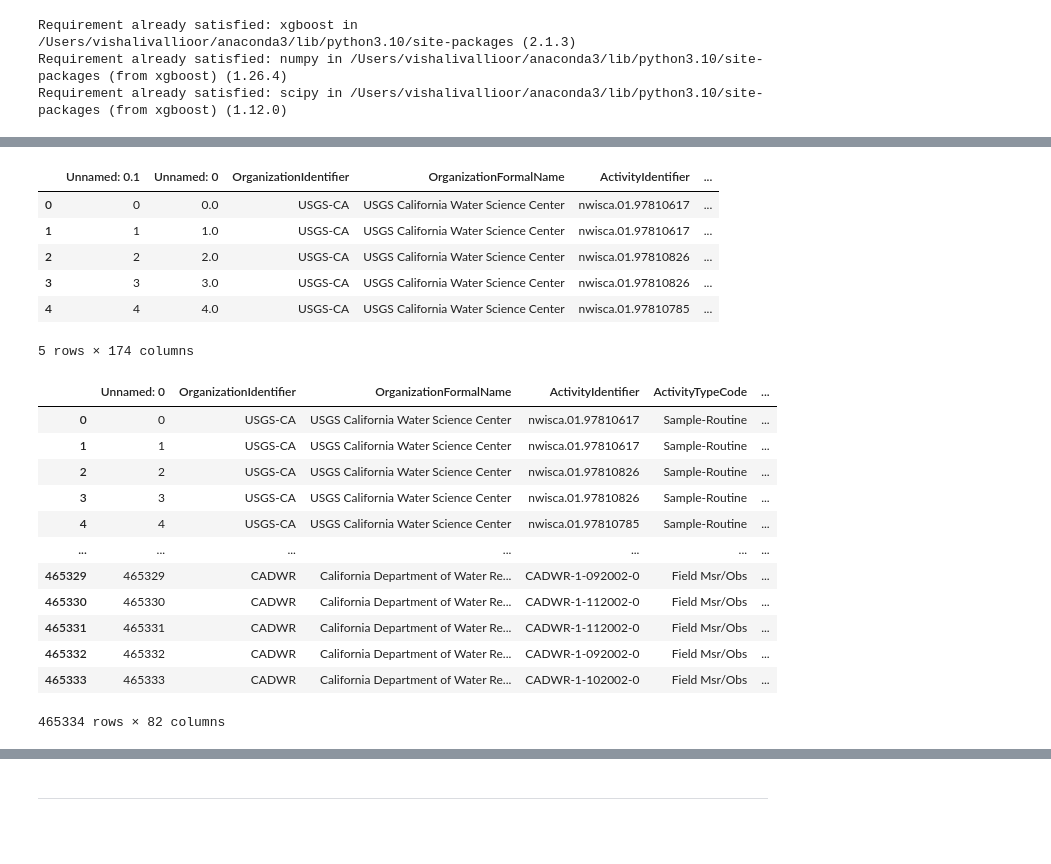
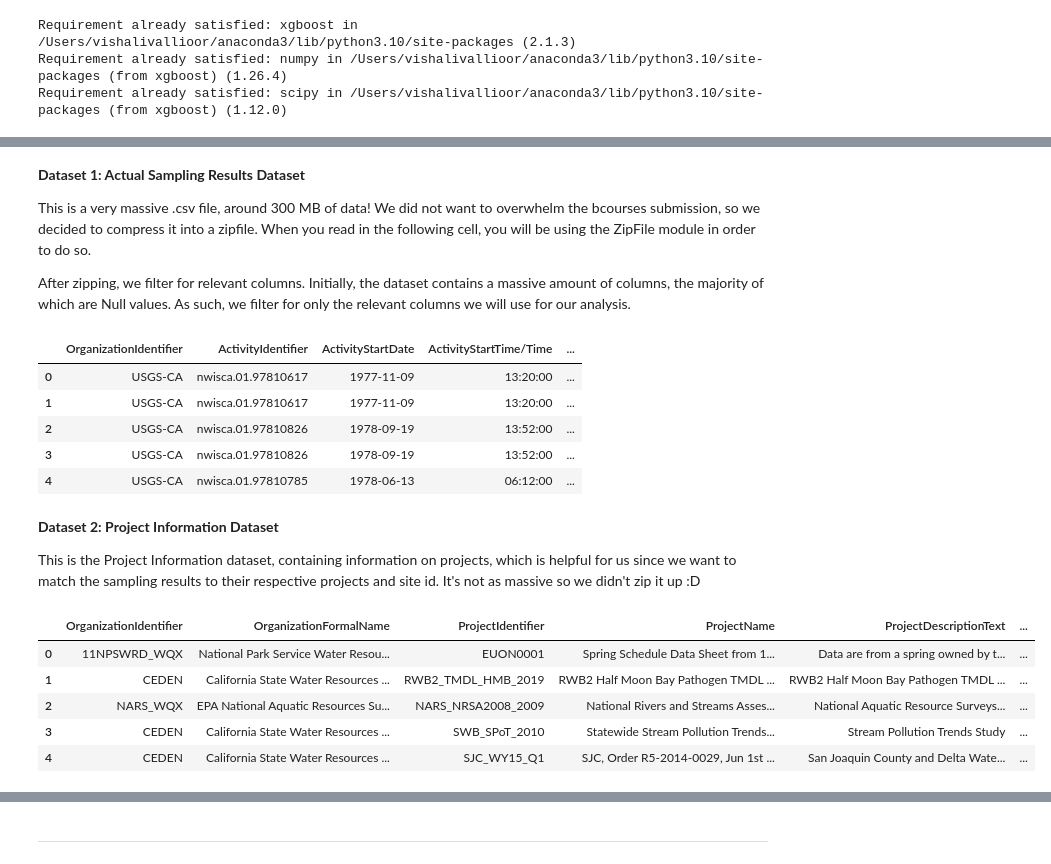
Before and after one commit to vishalival/eneres131-final-proj, a Jupyter notebook: final_notebook.ipynb, the cells around one changed output, grey strips where cells are left out. Saved outputs shown, nothing was run; the diff lists cells and outputs as text; code cells hidden in the pictures; blank space fills up the shorter version.

```diff
--- a/final_notebook.ipynb
+++ b/final_notebook.ipynb
@@ -98,3 +100,9 @@ For our data source, we employ the Water Quality Data Portal data source
+# %% [markdown]
+**Dataset 1: Actual Sampling Results Dataset**
+
+This is a very massive .csv file, around 300 MB of data! We did not want to overwhelm the bcourses submission, so we decided to compress it into a zipfile. When you read in the following cell, you will be using the ZipFile module in order to do so.
+
+After zipping, we filter for relevant columns. Initially, the dataset contains a massive amount of columns, the majority of which are Null values. As such, we filter for only the relevant columns we will use for our analysis.
 # %%
 # We are using a zipfile unzipper in order to read this csv. This is a really really massive dataset so we have to do it this way (or else we can't submit it)
 
@@ -106,29 +114,43 @@ with zipfile.ZipFile("final_data/final_csv_wq_825.csv.zip", 'r') as z:
     with z.open(csv_file_name) as f:
         df_data_info = pd.read_csv(f, low_memory=False)
 
-df_data_info.head()
+filtered_df = df_data_info[[
+    "OrganizationIdentifier",
+    "ActivityIdentifier",
+    "ActivityStartDate",
+    "ActivityStartTime/Time",
+    "ActivityStartTime/TimeZoneCode",
+    "ActivityEndDate",
+    "CharacteristicName",
+    "ResultMeasureValue",
+    "ResultMeasure/MeasureUnitCode",
+    "MeasureQualifierCode",
+    "ResultStatusIdentifier",
+    "ProjectIdentifier",
+    "MonitoringLocationIdentifier"
+
+]]
+
+filtered_df.head()
 # %% [output]
-|  | Unnamed: 0.1 | Unnamed: 0 | OrganizationIdentifier | OrganizationFormalName | ActivityIdentifier | ... |
-| 0 | 0 | 0.0 | USGS-CA | USGS California Water Science Center | nwisca.01.97810617 | ... |
-| 1 | 1 | 1.0 | USGS-CA | USGS California Water Science Center | nwisca.01.97810617 | ... |
-| 2 | 2 | 2.0 | USGS-CA | USGS California Water Science Center | nwisca.01.97810826 | ... |
-| 3 | 3 | 3.0 | USGS-CA | USGS California Water Science Center | nwisca.01.97810826 | ... |
-| 4 | 4 | 4.0 | USGS-CA | USGS California Water Science Center | nwisca.01.97810785 | ... |
+|  | OrganizationIdentifier | ActivityIdentifier | ActivityStartDate | ActivityStartTime/Time | ... |
+| 0 | USGS-CA | nwisca.01.97810617 | 1977-11-09 | 13:20:00 | ... |
+| 1 | USGS-CA | nwisca.01.97810617 | 1977-11-09 | 13:20:00 | ... |
+| 2 | USGS-CA | nwisca.01.97810826 | 1978-09-19 | 13:52:00 | ... |
+| 3 | USGS-CA | nwisca.01.97810826 | 1978-09-19 | 13:52:00 | ... |
+| 4 | USGS-CA | nwisca.01.97810785 | 1978-06-13 | 06:12:00 | ... |
-5 rows × 174 columns
+# %% [markdown]
+**Dataset 2: Project Information Dataset**
+
+This is the Project Information dataset, containing information on projects, which is helpful for us since we want to match the sampling results to their respective projects and site id. It's not as massive so we didn't zip it up :D
 # %%
-df_final_wq = pd.read_csv("final_data/final_dataset_wq.csv")
-df_final_wq
+df_project = pd.read_csv("final_data/project_final_to_use.csv", low_memory=False)
+
+df_project.head()
 # %% [output]
-|  | Unnamed: 0 | OrganizationIdentifier | OrganizationFormalName | ActivityIdentifier | ActivityTypeCode | ... |
-| 0 | 0 | USGS-CA | USGS California Water Science Center | nwisca.01.97810617 | Sample-Routine | ... |
-| 1 | 1 | USGS-CA | USGS California Water Science Center | nwisca.01.97810617 | Sample-Routine | ... |
-| 2 | 2 | USGS-CA | USGS California Water Science Center | nwisca.01.97810826 | Sample-Routine | ... |
-| 3 | 3 | USGS-CA | USGS California Water Science Center | nwisca.01.97810826 | Sample-Routine | ... |
-| 4 | 4 | USGS-CA | USGS California Water Science Center | nwisca.01.97810785 | Sample-Routine | ... |
-| ... | ... | ... | ... | ... | ... | ... |
-| 465329 | 465329 | CADWR | California Department of Water Re... | CADWR-1-092002-0 | Field Msr/Obs | ... |
-| 465330 | 465330 | CADWR | California Department of Water Re... | CADWR-1-112002-0 | Field Msr/Obs | ... |
-| 465331 | 465331 | CADWR | California Department of Water Re... | CADWR-1-112002-0 | Field Msr/Obs | ... |
-| 465332 | 465332 | CADWR | California Department of Water Re... | CADWR-1-092002-0 | Field Msr/Obs | ... |
-| 465333 | 465333 | CADWR | California Department of Water Re... | CADWR-1-102002-0 | Field Msr/Obs | ... |
+|  | OrganizationIdentifier | OrganizationFormalName | ProjectIdentifier | ProjectName | ProjectDescriptionText | ... |
+| 0 | 11NPSWRD_WQX | National Park Service Water Resou... | EUON0001 | Spring Schedule Data Sheet from 1... | Data are from a spring owned by t... | ... |
+| 1 | CEDEN | California State Water Resources ... | RWB2_TMDL_HMB_2019 | RWB2 Half Moon Bay Pathogen TMDL ... | RWB2 Half Moon Bay Pathogen TMDL ... | ... |
+| 2 | NARS_WQX | EPA National Aquatic Resources Su... | NARS_NRSA2008_2009 | National Rivers and Streams Asses... | National Aquatic Resource Surveys... | ... |
+| 3 | CEDEN | California State Water Resources ... | SWB_SPoT_2010 | Statewide Stream Pollution Trends... | Stream Pollution Trends Study | ... |
+| 4 | CEDEN | California State Water Resources ... | SJC_WY15_Q1 | SJC, Order R5-2014-0029, Jun 1st ... | San Joaquin County and Delta Wate... | ... |
-465334 rows × 82 columns
```
Also changed, not shown: parts of 52 cells of this notebook.
